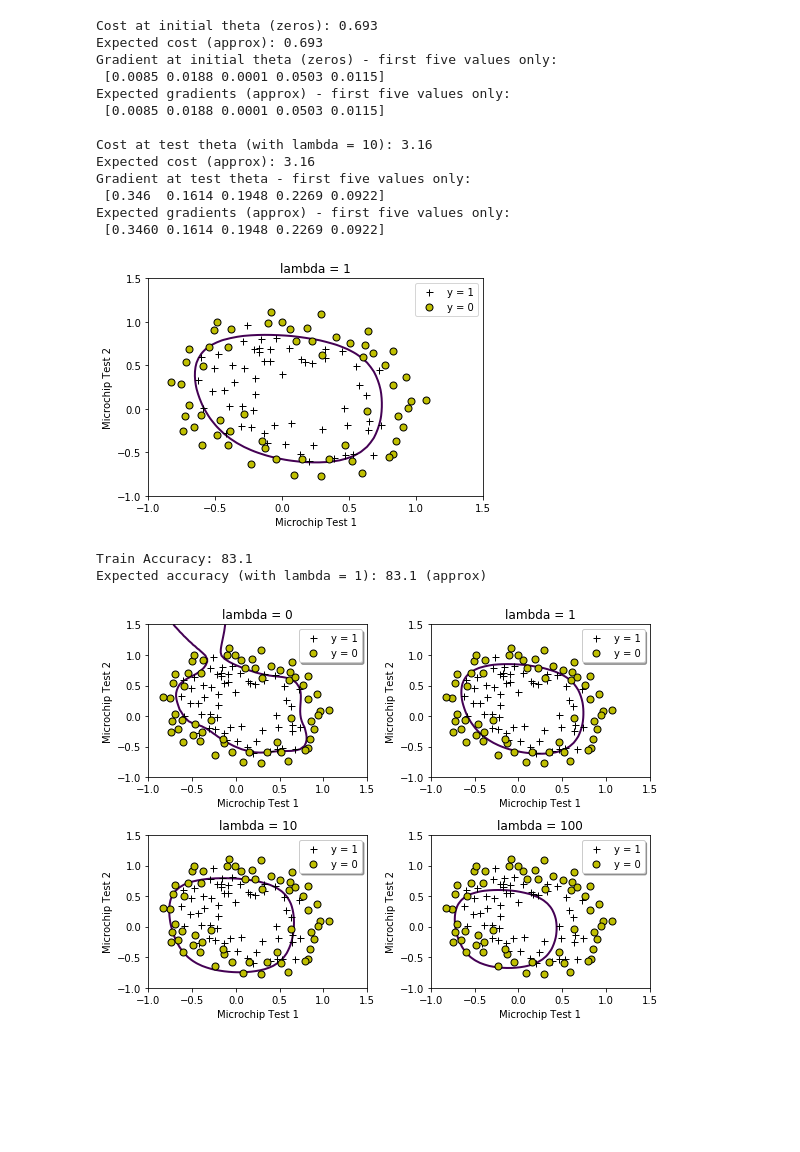
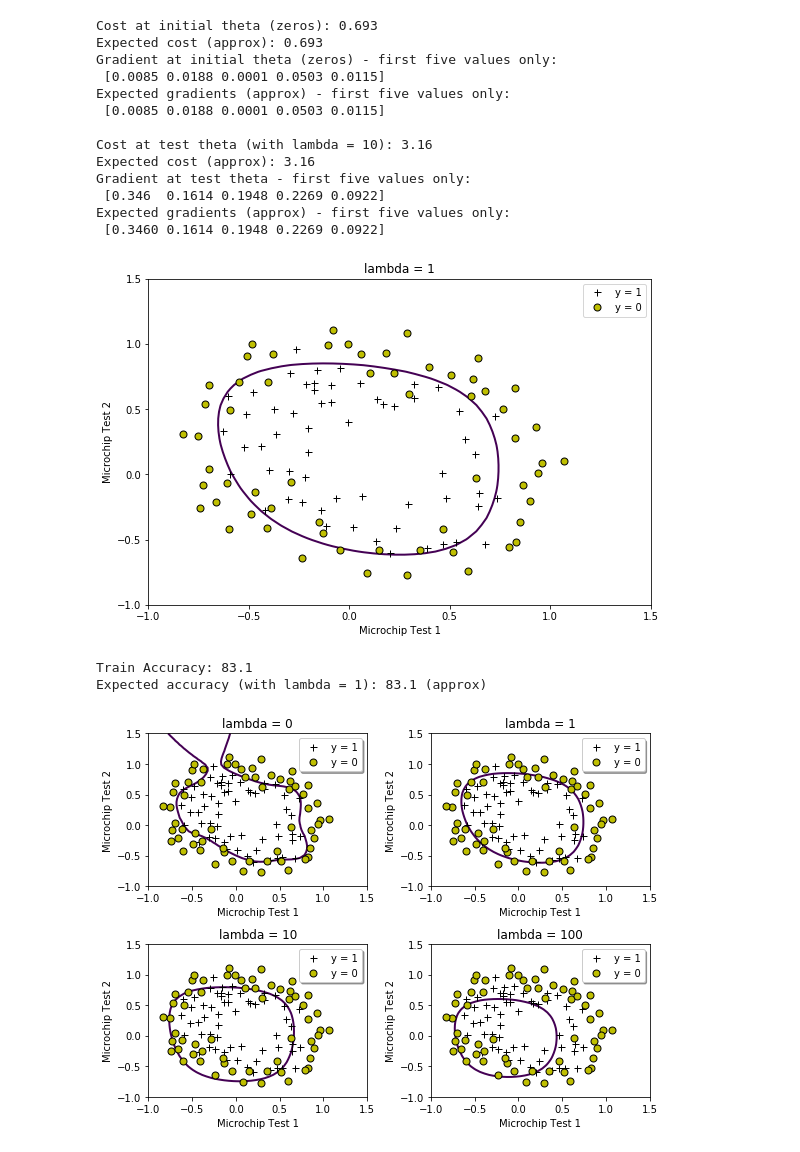
Before and after one commit to junwon1994/Coursera-ML, a Jupyter notebook: notebook/ex2_reg.ipynb, the cells around one changed output. Drawn from its saved outputs; the diff is of its cells as text; code cells hidden in the pictures; blank space fills up the shorter version.

```diff
--- a/notebook/ex2_reg.ipynb
+++ b/notebook/ex2_reg.ipynb
@@ -40,8 +36,9 @@ None
 # %%
+## Part 1: Regularized Logistic Regression
+
 def mapFeature(X1, X2):
-
     degree = 6
-    out = np.ones((np.size(X1), sum(range(degree + 2))))
+    out = np.ones((X1.size, sum(range(degree + 2))))
 
     end = 1
     for i in range(1, degree + 1):
@@ -60,15 +57,15 @@ def sigmoid(z):
 def costFunctionReg(theta, X, y, lambda_):
     m = len(y)
 
-    z = np.dot(X, theta)
+    z = X.dot(theta)
     h = sigmoid(z)
 
     theta_ = np.r_[0, theta[1:]]
 
-    J = (np.dot(-y, np.log(h)) - np.dot(1 - y, np.log(1 - h))) / m
-    J += lambda_ * np.sum(theta_**2, axis=-1) / (2 * m)
+    J = (-y.dot(np.log(h)) - (1 - y).dot(np.log(1 - h))) / m
+    J += lambda_ * sum(theta_**2) / (2 * m)
 
-    grad = np.dot(h - y, X) / m
+    grad = (h - y).dot(X) / m
     grad += lambda_ * theta_ / m
 
     return J, grad
@@ -133,6 +120,8 @@ Gradient at test theta - first five values only:
 Expected gradients (approx) - first five values only:
  [0.3460 0.1614 0.1948 0.2269 0.0922]
 # %%
+## Part 2: Regularization and Accuracies
+
 def plotDecisionBoundary(theta, X, y):
 
     plotData(X[:, 1:], y)
@@ -145,7 +134,7 @@ def plotDecisionBoundary(theta, X, y):
     # Evaluate z = theta * x over the grid
     for i, u_val in enumerate(u):
         for j, v_val in enumerate(v):
-            z[i, j] = np.dot(mapFeature(u_val, v_val), theta)
+            z[i, j] = mapFeature(u_val, v_val).dot(theta)
 
     z = z.T
 
@@ -153,45 +142,33 @@ def plotDecisionBoundary(theta, X, y):
     # Notice you need to specify the range [0, 0]
     plt.contour(u, v, z, levels=[0], linewidths=2)
 # %%
-## Part 2: Regularization and Accuracies
-#  Optional Exercise:
-#  In this part, you will get to try different values of lambda and
-#  see how regularization affects the decision coundart
-#
-#  Try the following values of lambda (0, 1, 10, 100).
-#
-#  How does the decision boundary change when you vary lambda? How does
-#  the training set accuracy vary?
-#
-
 # Initialize fitting parameters
-initial_theta = np.zeros(np.size(X, 1))
+initial_theta = np.zeros(X.shape[1])
 
 # Set regularization parameter lambda to 1 (you should vary this)
 lambda_ = 1
 
 # Set Options
 optimset = {'disp': True, 'maxiter': 400}
 
 # Optimize
-result = minimize(lambda t: costFunctionReg(t, X, y, lambda_),
-                  initial_theta,
-                  method='L-BFGS-B', jac=True,
-                  options=optimset)
+result = minimize(lambda t: costFunctionReg(t, X, y, lambda_), initial_theta,
+                  method='L-BFGS-B', jac=True, options=optimset)
 theta = result['x']
 J = result['fun']
 
 # Plot Boundary
+plt.figure(figsize=(9, 6))
 plotDecisionBoundary(theta, X, y)
 plt.title('lambda = {:g}'.format(lambda_))
 
 # Labels and Legend
 plt.xlabel('Microchip Test 1')
 plt.ylabel('Microchip Test 2')
 plt.legend(['y = 1', 'y = 0', 'Decision boundary'])
 None
 # %% [output]
-[figure, old version]
+[figure, new version]
 # %%
 def predict(theta, X):
     m = len(X)
@@ -218,7 +195,7 @@ lambda_vals = (0, 1, 10, 100)
 
 fig = plt.figure(figsize=(8, 6))
 for i, lambda_ in enumerate(lambda_vals):
-    initial_theta = np.zeros(np.size(X, 1))
+    initial_theta = np.zeros(X.shape[1])
 
     result = minimize(lambda t: costFunctionReg(t, X, y, lambda_),
                       initial_theta,
@@ -236,4 +213,4 @@ for i, lambda_ in enumerate(lambda_vals):
 
 plt.tight_layout()
 # %% [output]
-[figure, old version]
+[figure, new version]
```
Also changed, not shown: parts of 4 cells of this notebook, 5 other files.
